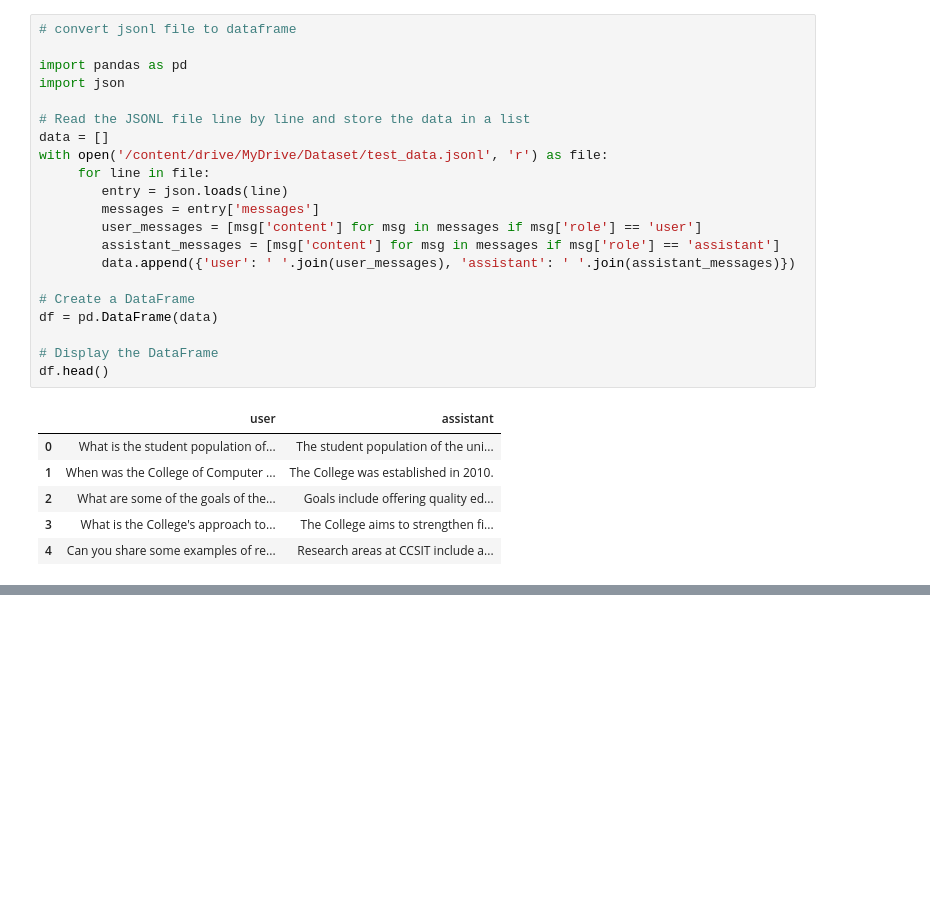
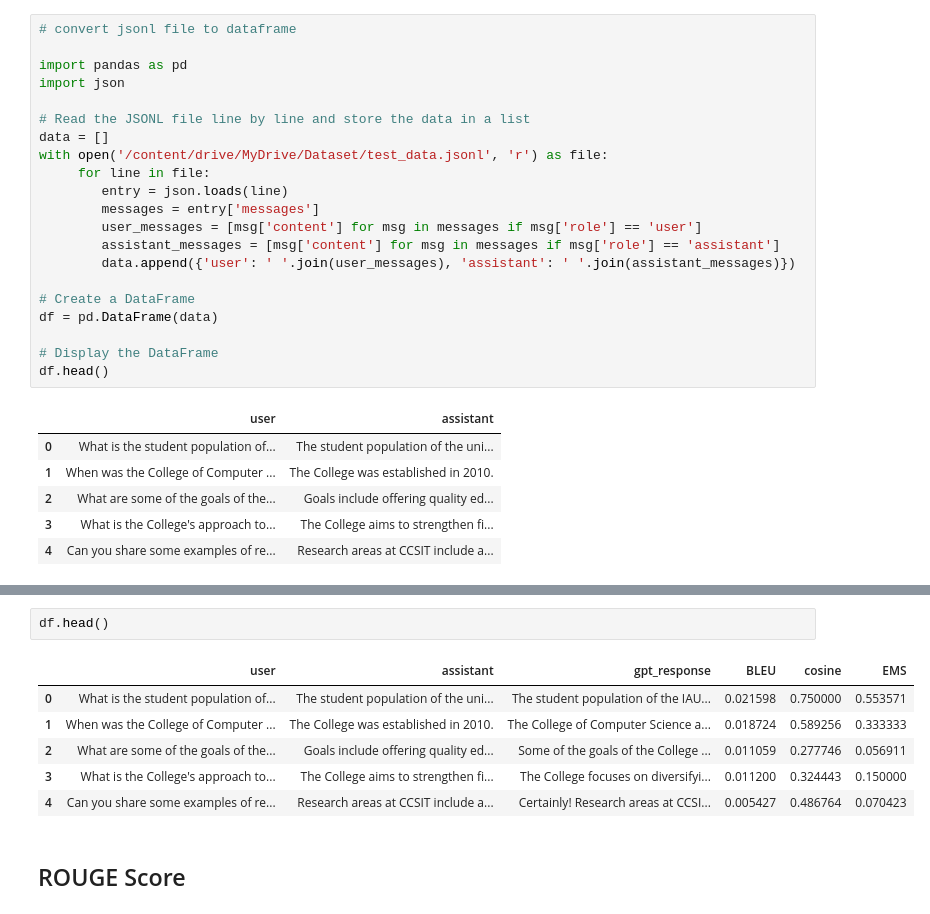
Before and after one commit to maimonahST/CCSIT_Infobot, a Jupyter notebook: code.ipynb, the cells around one changed output, grey strips where cells are left out. Drawn from its saved outputs; the diff is of its cells as text; blank space fills up the shorter version.

```diff
--- a/code.ipynb
+++ b/code.ipynb
@@ -599,0 +691,11 @@ cosine_sim_df
+# %%
+df.head()
+# %% [output]
+|  | user | assistant | gpt_response | BLEU | cosine | EMS |
+| 0 | What is the student population of... | The student population of the uni... | The student population of the IAU... | 0.021598 | 0.750000 | 0.553571 |
+| 1 | When was the College of Computer ... | The College was established in 2010. | The College of Computer Science a... | 0.018724 | 0.589256 | 0.333333 |
+| 2 | What are some of the goals of the... | Goals include offering quality ed... | Some of the goals of the College ... | 0.011059 | 0.277746 | 0.056911 |
+| 3 | What is the College's approach to... | The College aims to strengthen fi... | The College focuses on diversifyi... | 0.011200 | 0.324443 | 0.150000 |
+| 4 | Can you share some examples of re... | Research areas at CCSIT include a... | Certainly! Research areas at CCSI... | 0.005427 | 0.486764 | 0.070423 |
+# %% [markdown]
+## ROUGE Score
```
Also changed, not shown: parts of 23 cells of this notebook.
